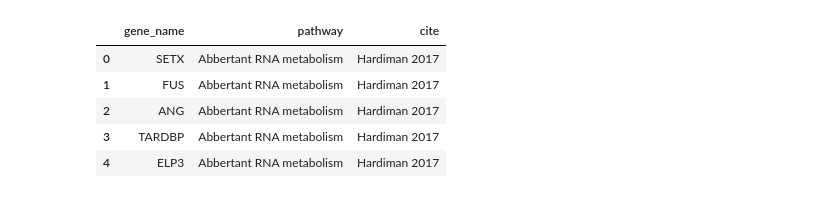
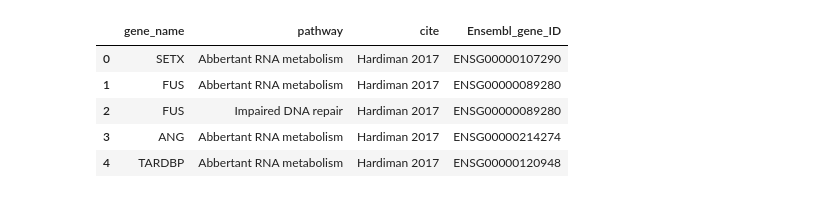
Before and after one commit to gagneurlab/ALS-kaggle, a Jupyter notebook: notebooks/RunRandomWalkWithRestartsStandAlone.ipynb, the cells around one changed output. Cells and saved outputs as stored; diff of their text form; code cells hidden in the pictures.

```diff
--- a/notebooks/RunRandomWalkWithRestartsStandAlone.ipynb
+++ b/notebooks/RunRandomWalkWithRestartsStandAlone.ipynb
@@ -4,12 +4,12 @@ import scipy
 import pandas as pd
 import networkx as nx
 # %%
-known_genes = pd.read_csv('../data/processed/literature/nature_review_als_genes.csv')
+known_genes = pd.read_csv('../data/processed/literature/nature_review_als_genes_ensg.csv')
 known_genes.head()
 # %% [output]
-|  | gene_name | pathway | cite |
-| 0 | SETX | Abbertant RNA metabolism | Hardiman 2017 |
-| 1 | FUS | Abbertant RNA metabolism | Hardiman 2017 |
-| 2 | ANG | Abbertant RNA metabolism | Hardiman 2017 |
-| 3 | TARDBP | Abbertant RNA metabolism | Hardiman 2017 |
-| 4 | ELP3 | Abbertant RNA metabolism | Hardiman 2017 |
+|  | gene_name | pathway | cite | Ensembl_gene_ID |
+| 0 | SETX | Abbertant RNA metabolism | Hardiman 2017 | ENSG00000107290 |
+| 1 | FUS | Abbertant RNA metabolism | Hardiman 2017 | ENSG00000089280 |
+| 2 | FUS | Impaired DNA repair | Hardiman 2017 | ENSG00000089280 |
+| 3 | ANG | Abbertant RNA metabolism | Hardiman 2017 | ENSG00000214274 |
+| 4 | TARDBP | Abbertant RNA metabolism | Hardiman 2017 | ENSG00000120948 |
```
Also changed, not shown: parts of 18 cells of this notebook, 1 other file.
